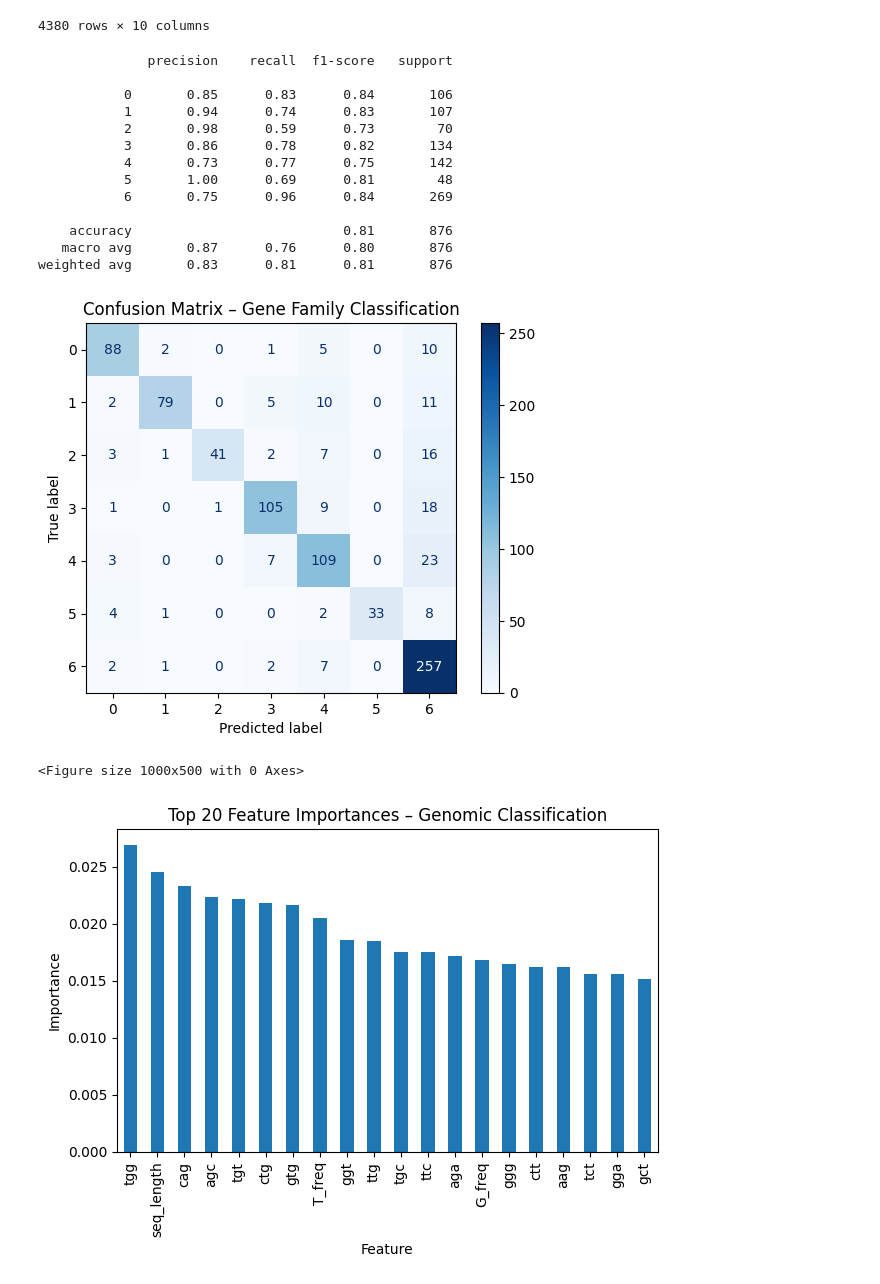
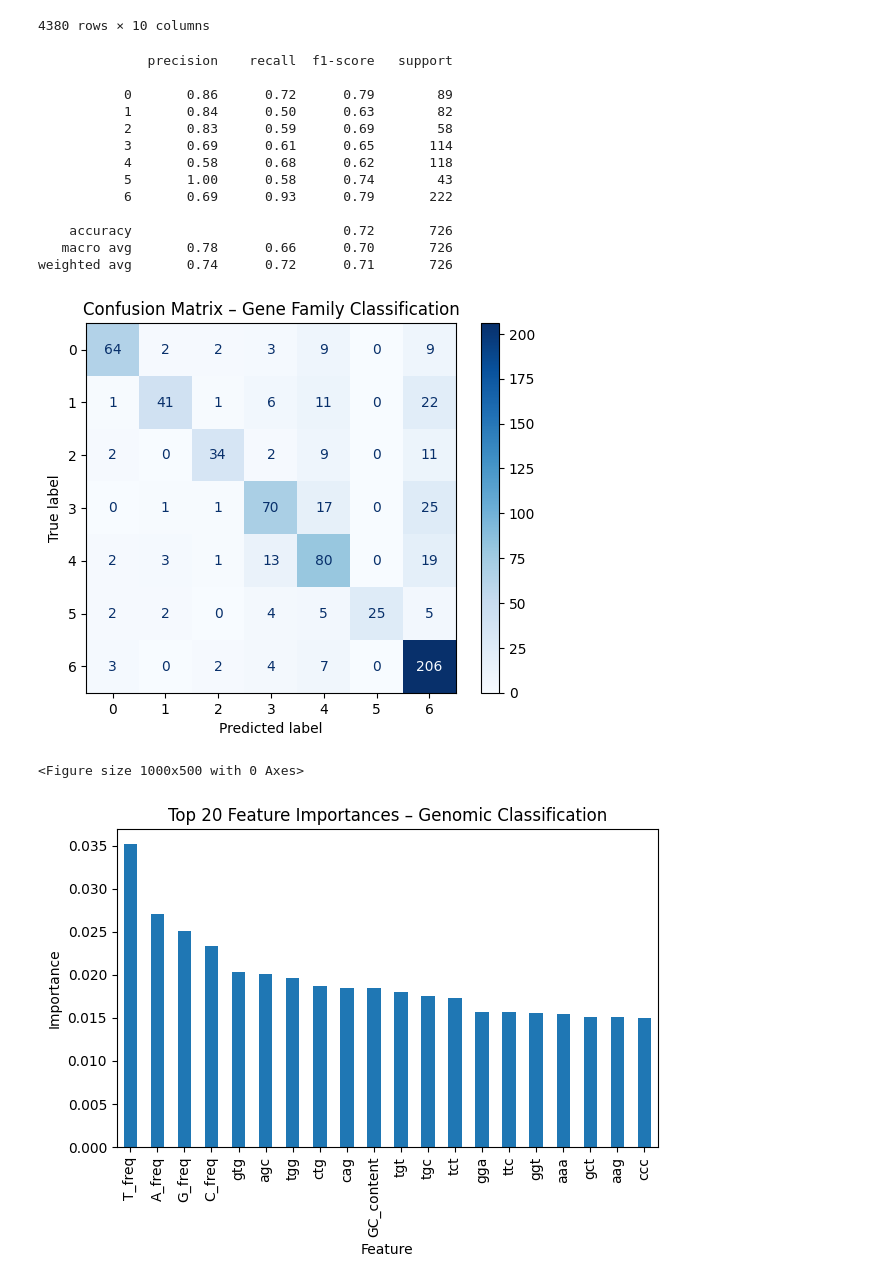
Before and after one commit to YamenNahhas/my-data-project, a Jupyter notebook: notebooks/DNA classification/Human Data Sequnence.ipynb, the cells around one changed output. Cells and saved outputs as stored; diff of their text form; code cells hidden in the pictures.

```diff
--- a/notebooks/DNA classification/Human Data Sequnence.ipynb
+++ b/notebooks/DNA classification/Human Data Sequnence.ipynb
@@ -270,13 +270,32 @@ with open(my_path, "r") as f:
     for line in f:
         seq, cls = line.strip().split("\t")
         labels.append(int(cls))
+# %%
+seq_label_pairs = list(zip(sequences, labels))
+counts = Counter(seq_label_pairs)
+
+unique_seq = []
+unique_labels = []
+weights = []
+
+for (seq, label), count in counts.items():
+    unique_seq.append(seq)
+    unique_labels.append(label)
+    weights.append(count)
 # %%
+X_global = np.array([global_features(seq) for seq in unique_seq])
+X_kmer = vectorizer.fit_transform(unique_seq).toarray()
 X = np.hstack([X_global, X_kmer])
-y = np.array(labels)
+y = np.array(unique_labels)
 scaler = StandardScaler()
 X_scaled = scaler.fit_transform(X)
-X_train, X_test, y_train, y_test = train_test_split(
-    X_scaled, y, test_size=0.2, random_state=42, stratify=y
+X_train, X_test, y_train, y_test, w_train, w_test = train_test_split(
+    X_scaled,
+    y,
+    weights,
+    test_size=0.2,
+    random_state=42,
+    stratify=y
 )
 
 clf = RandomForestClassifier(
@@ -284,24 +303,24 @@ clf = RandomForestClassifier(
     random_state=42
 )
 
-clf.fit(X_train, y_train)
+clf.fit(X_train, y_train, sample_weight=w_train)
 y_pred = clf.predict(X_test)
 
 print(classification_report(y_test, y_pred))
 # %% [output]
               precision    recall  f1-score   support
 
-           0       0.85      0.83      0.84       106
-           1       0.94      0.74      0.83       107
-           2       0.98      0.59      0.73        70
-           3       0.86      0.78      0.82       134
-           4       0.73      0.77      0.75       142
-           5       1.00      0.69      0.81        48
-           6       0.75      0.96      0.84       269
+           0       0.86      0.72      0.79        89
+           1       0.84      0.50      0.63        82
+           2       0.83      0.59      0.69        58
+           3       0.69      0.61      0.65       114
+           4       0.58      0.68      0.62       118
+           5       1.00      0.58      0.74        43
+           6       0.69      0.93      0.79       222
 
-    accuracy                           0.81       876
-   macro avg       0.87      0.76      0.80       876
-weighted avg       0.83      0.81      0.81       876
+    accuracy                           0.72       726
+   macro avg       0.78      0.66      0.70       726
+weighted avg       0.74      0.72      0.71       726
 # %%
 cm = confusion_matrix(y_test, y_pred)
 
@@ -311,7 +330,7 @@ disp.plot(cmap="Blues", values_format="d")
 plt.title("Confusion Matrix – Gene Family Classification")
 plt.show()
 # %% [output]
-[figure, old version]
+[figure, new version]
 # %%
 global_feature_names = [
     "seq_length",
@@ -320,35 +339,35 @@ global_feature_names = [
     "G_freq",
     "T_freq",
     "GC_content"
 ]
 kmer_feature_names = vectorizer.get_feature_names_out()
-feature_names = global_feature_names + list(kmer_feature_names)
+feature_names = np.concatenate([global_feature_names, kmer_feature_names])
 
 importances = clf.feature_importances_
 
 fi = pd.DataFrame({
     "feature": feature_names,
     "importance": importances
 }).sort_values("importance", ascending=False)
 
 plt.figure(figsize=(10, 5))
 
 fi.iloc[:20].plot(
     x="feature",
     y="importance",
     kind="bar",
     legend=False
 )
 
 plt.ylabel("Importance")
 plt.xlabel("Feature")
 plt.title("Top 20 Feature Importances – Genomic Classification")
 plt.xticks(rotation=90)
 plt.tight_layout()
 plt.show()
 # %% [output]
 <Figure size 1000x500 with 0 Axes>
-[figure, old version]
+[figure, new version]
 # %%
 X_df = pd.DataFrame(X, columns=feature_names)
 X_df["label"] = y
```
Also changed, not shown: parts of 4 cells of this notebook.
